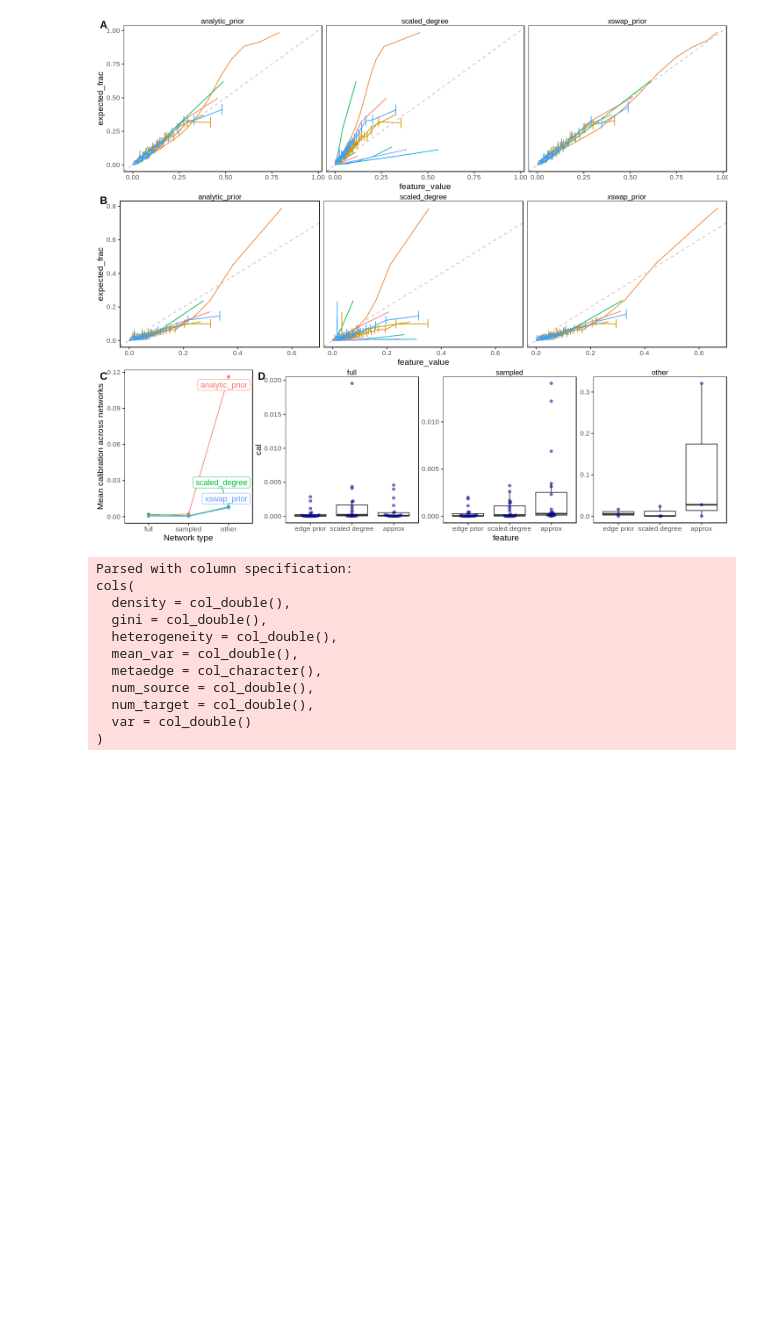
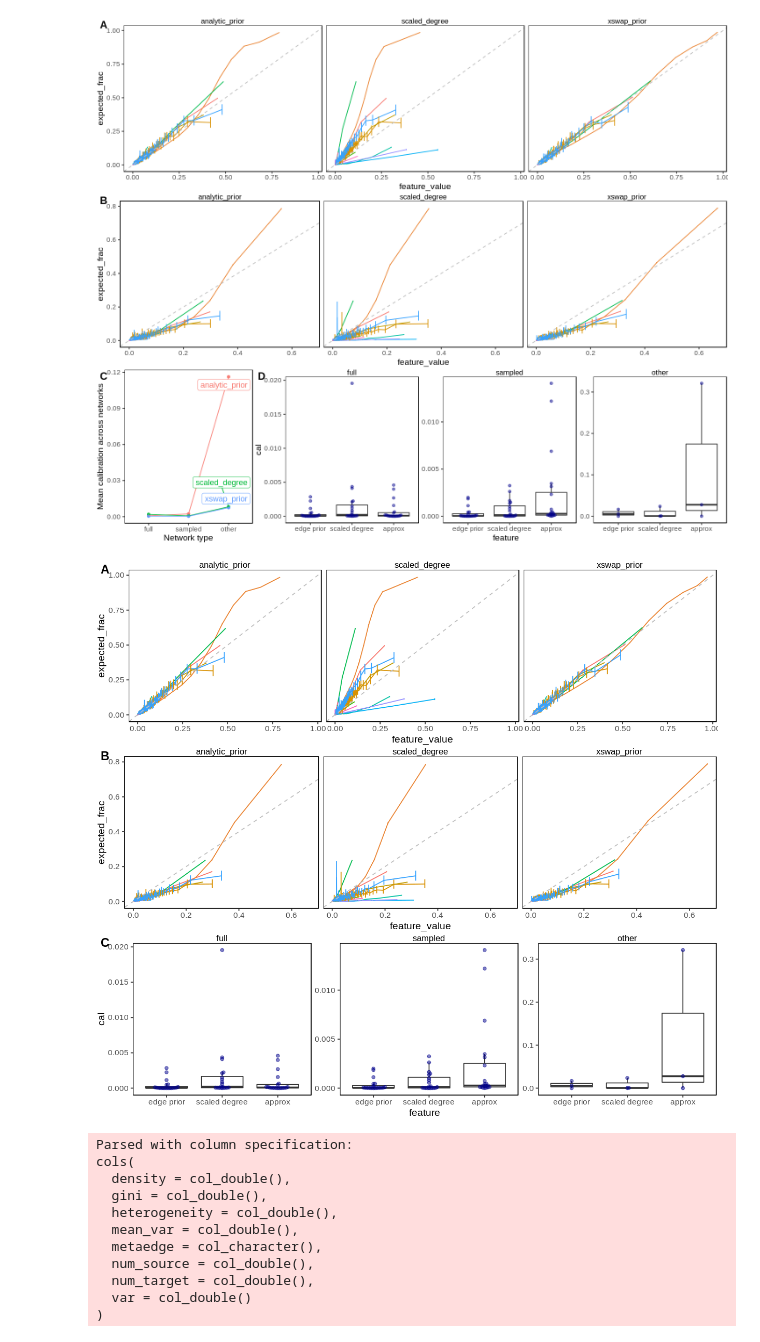
Before and after one commit to greenelab/xswap-analysis, a Jupyter notebook: nb/hetionet-prior/4.plot_results.ipynb, the cells around one changed output. Saved outputs shown, nothing was run; the diff lists cells and outputs as text; code cells hidden in the pictures; blank space fills up the shorter version.

Commit message:
Update calibration, add hetionet metadata

```diff
--- a/nb/hetionet-prior/4.plot_results.ipynb
+++ b/nb/hetionet-prior/4.plot_results.ipynb
@@ -268,6 +268,18 @@ ggsave(filename = '../../img/calibration_combined.png', plot = calibration_figur
 calibration_figure
 # %% [output]
 [figure]
+# %%
+options(repr.plot.width=10, repr.plot.height=9)
+
+calibration_figure <- plot_grid(full_calibration_plot + theme(legend.position = "none"),
+          sampled_calibration_plot + theme(legend.position = "none"),
+          all_cal, ncol = 1, labels = c("A", "B", "C"))
+
+# ggsave(filename = '../../img/calibration_combined.png', plot = calibration_figure,
+#        dpi = 300, width = 12, height = 10)
+calibration_figure
+# %% [output]
+[figure, added]
 # %%
 network_size <- read_csv('original_work/hetionet_features.csv')
 # %% [output]
```
Also changed, not shown: 8 other files.
